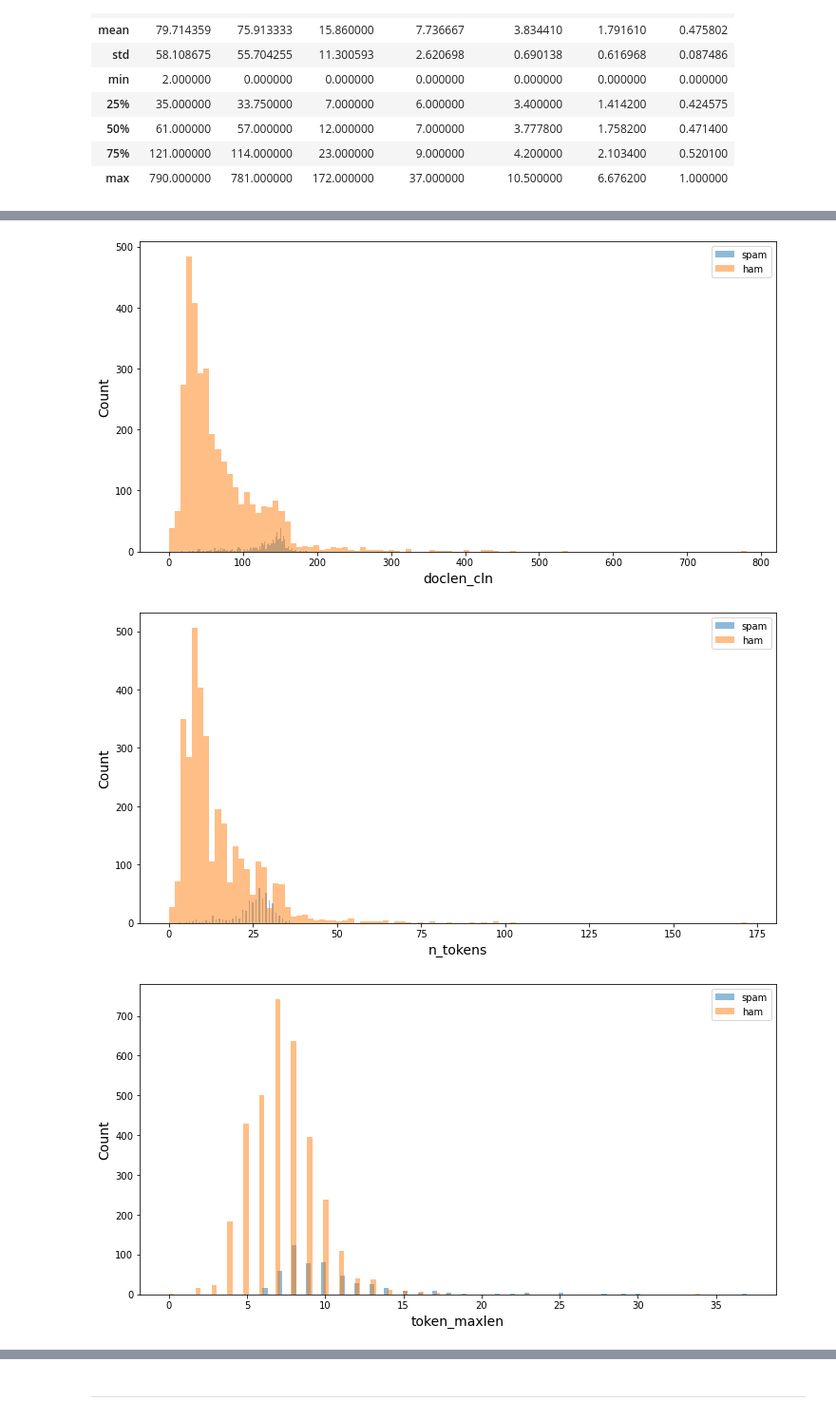
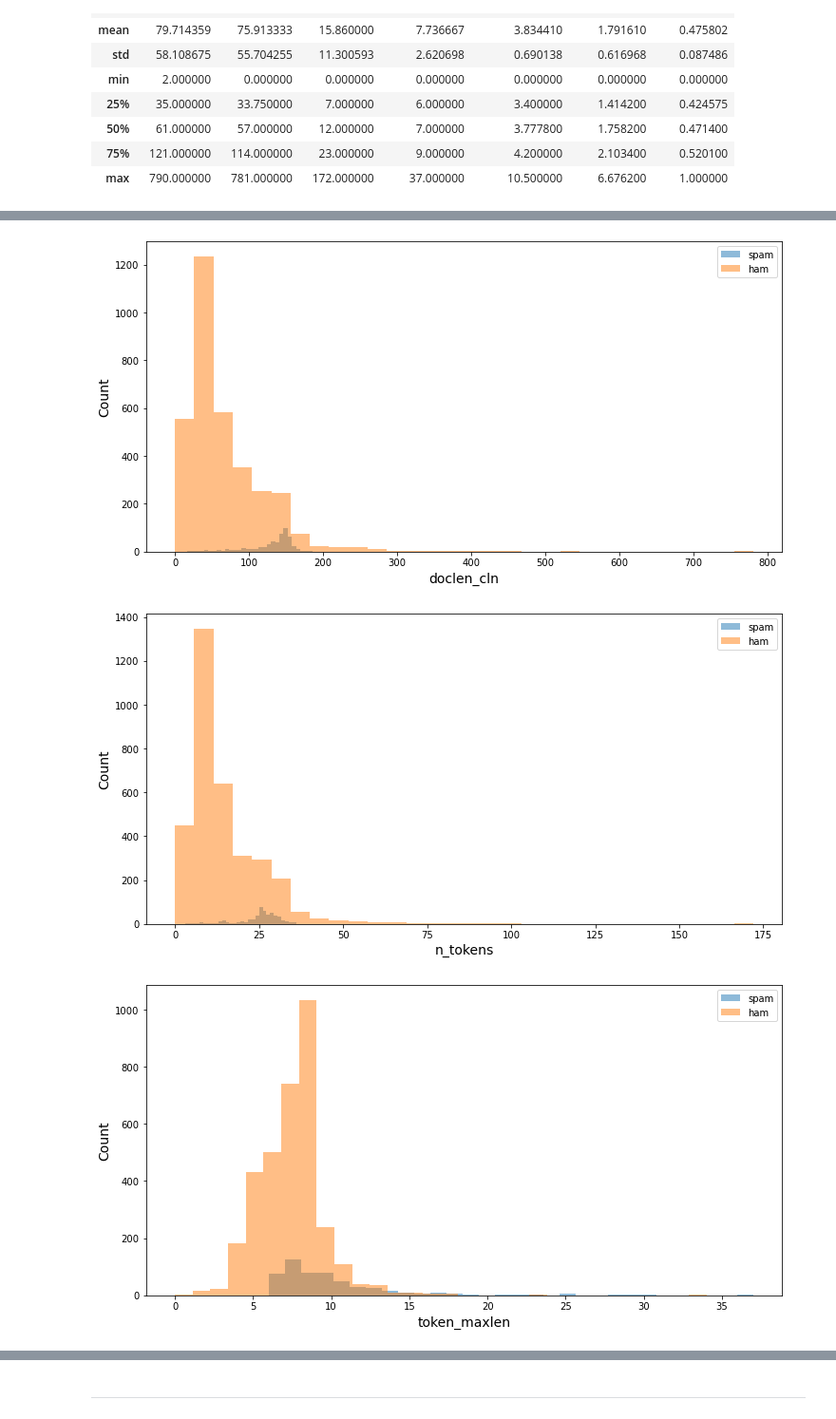
Before and after one commit to BigBangData/NaturalLanguageProcessing, a Jupyter notebook: TextAnalyticsWithR/07_FeatureEngineering.ipynb, the cells around one changed output, grey strips where cells are left out. Shown at 95% size. Drawn from its saved outputs; the diff is of its cells as text; code cells hidden in the pictures.

```diff
--- a/TextAnalyticsWithR/07_FeatureEngineering.ipynb
+++ b/TextAnalyticsWithR/07_FeatureEngineering.ipynb
@@ -174,13 +174,13 @@ plot_target_hist(X_pos, X_neg, "doclen_raw", log_=True)
 # %%
-plot_target_hist(X_pos, X_neg, "doclen_cln")
+plot_target_hist(X_pos, X_neg, "doclen_cln", bins=30)
 # %% [output]
-[figure, old version]
+[figure, new version]
 # %%
-plot_target_hist(X_pos, X_neg, "n_tokens")
+plot_target_hist(X_pos, X_neg, "n_tokens", bins=30)
 # %% [output]
-[figure, old version]
+[figure, new version]
 # %%
-plot_target_hist(X_pos, X_neg, "token_maxlen")
+plot_target_hist(X_pos, X_neg, "token_maxlen", bins=30)
 # %% [output]
-[figure, old version]
+[figure, new version]
 # %%
```
Also changed, not shown: parts of 17 cells of this notebook, 1 other file.
